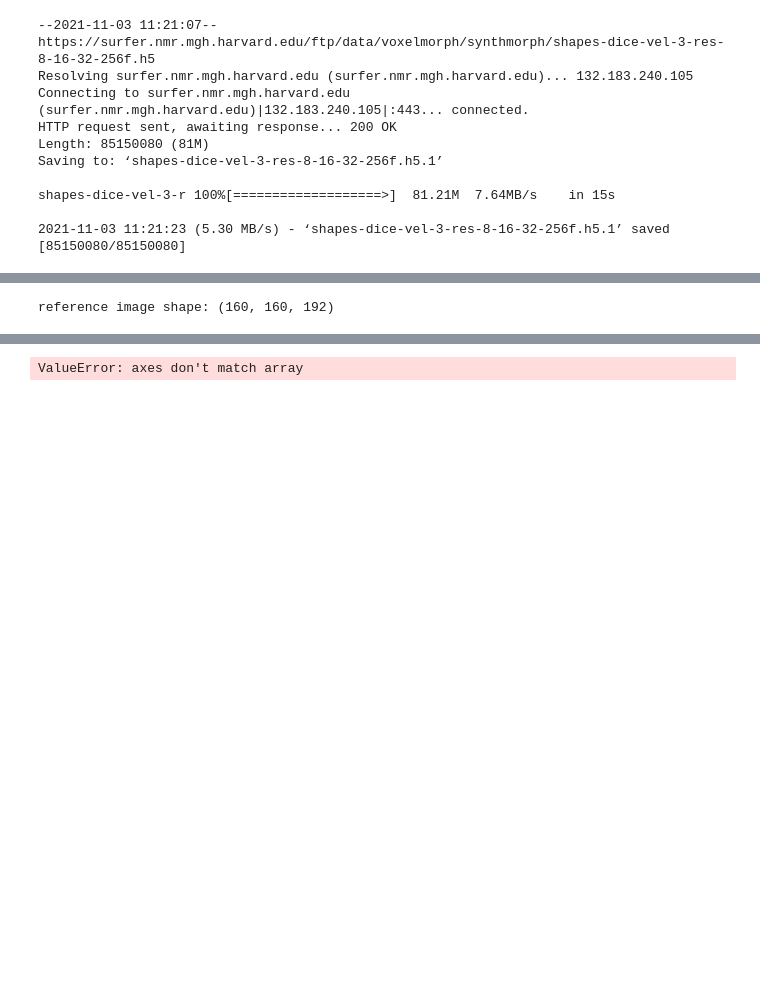
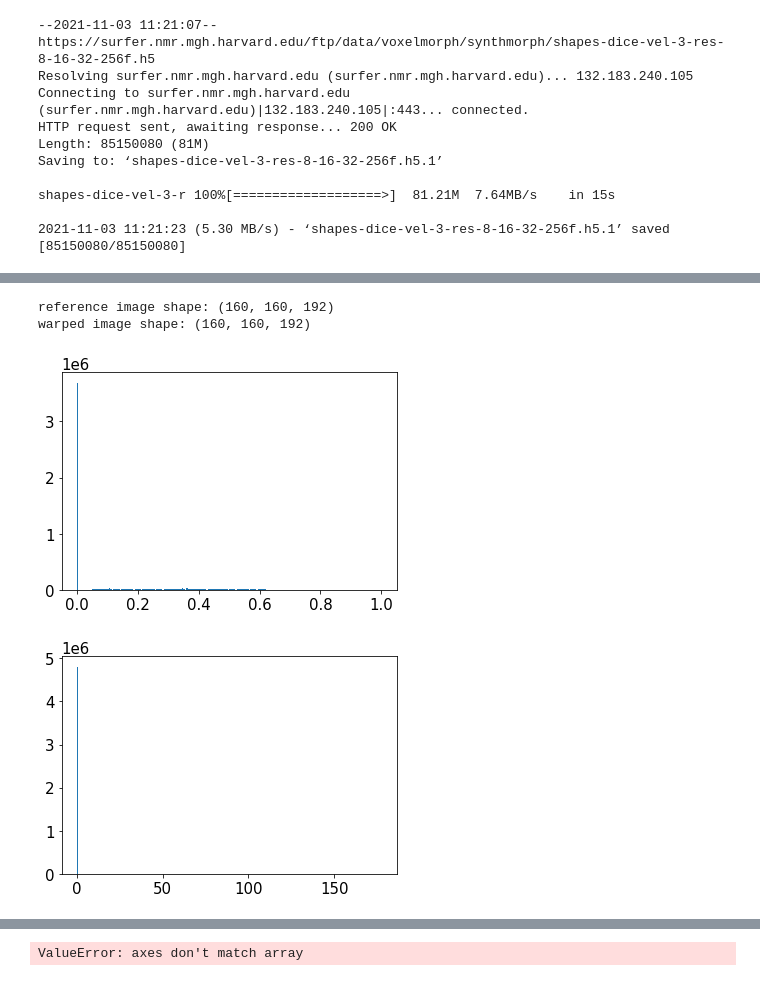
Before and after one commit to Sager611/stabilize2p, a Jupyter notebook: notebooks/voxelmorph.ipynb, the cells around one changed output, grey strips where cells are left out. Saved outputs shown, nothing was run; the diff lists cells and outputs as text; code cells hidden in the pictures; blank space fills up the shorter version.

```diff
--- a/notebooks/voxelmorph.ipynb
+++ b/notebooks/voxelmorph.ipynb
@@ -127,7 +126,18 @@ Resolving deltas: 100% (1912/1912), done.
 # %%
-image = nib.load('../data/ref.nii.gz').get_fdata()
+ref = nib.load('../data/ref.nii.gz').get_fdata()
+warped = nib.load('../data/warped.nii.gz').get_fdata()
 
-print(f'reference image shape: {image.shape}')
+print(f'reference image shape: {ref.shape}')
+print(f'warped image shape: {ref.shape}')
 # %% [output]
 reference image shape: (160, 160, 192)
+warped image shape: (160, 160, 192)
+# %%
+plt.hist(ref.ravel(), bins=200)
+plt.show()
+plt.hist(warped.ravel(), bins=200)
+plt.show()
+# %% [output]
+[figure, added]
+[figure, added]
 # %%
```
Also changed, not shown: parts of 6 cells of this notebook, 6 other files.
